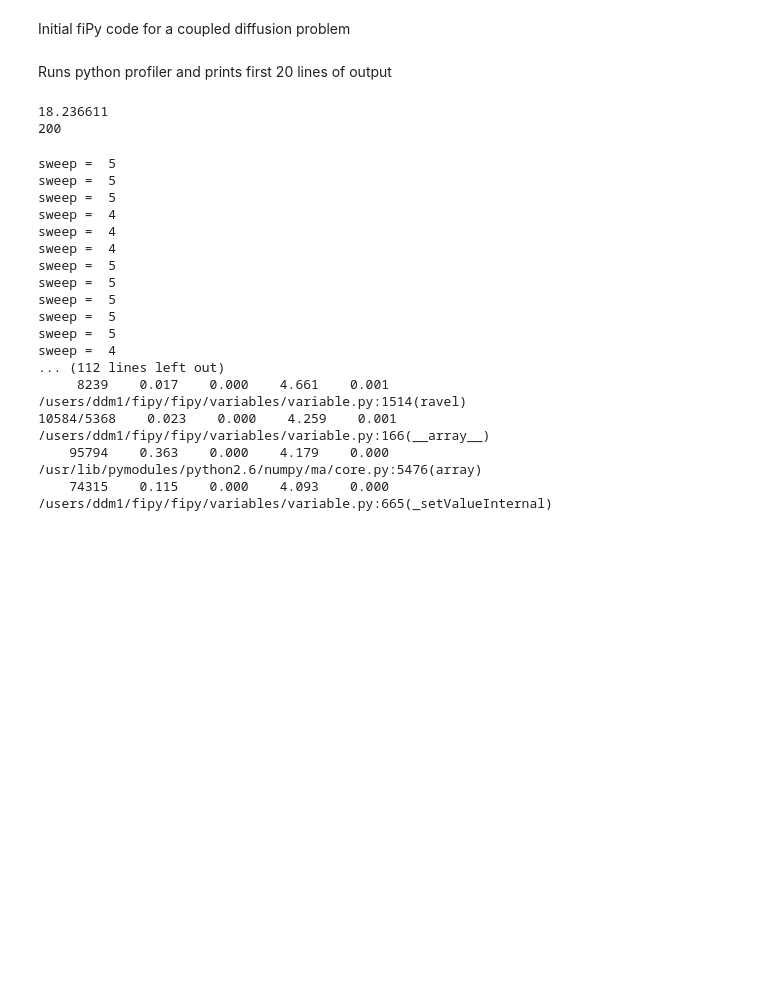
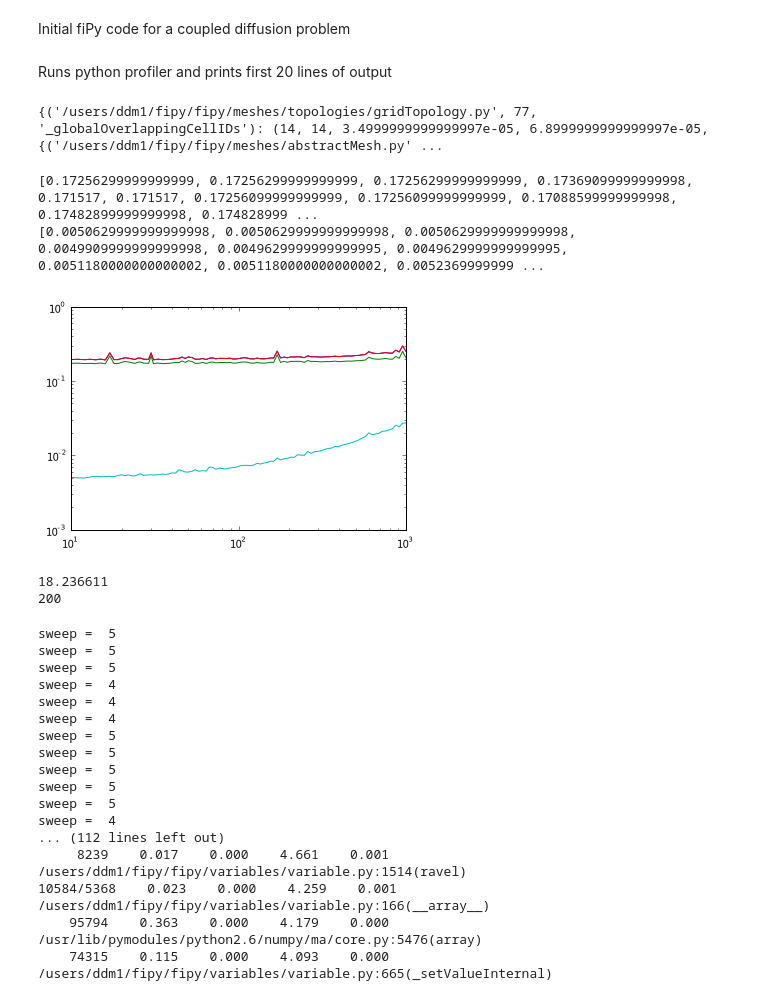
Before and after one commit to dmurali1/SURF2013, a Jupyter notebook: Preliminary_Profiling.ipynb, the cells around one changed output. Drawn from its saved outputs; the diff is of its cells as text; code cells hidden in the pictures; blank space fills up the shorter version.

Commit message:
Plot of full profile against just prepareLinearSystem function.

```diff
--- a/Preliminary_Profiling.ipynb
+++ b/Preliminary_Profiling.ipynb
@@ -23,9 +23,13 @@ def Coupled(nx=100):
 # %% [markdown]
 Runs python profiler and prints first 20 lines of output
 # %%
-def getP(nx=100, regenerate=False):
+def getProfileStats(nx=100, regenerate=False):
     import os
     filename = "data/coupled{nx}.stats".format(nx=nx)
     if not os.path.exists(filename) or regenerate:
         cProfile.run('Coupled(nx={nx})'.format(nx=nx), filename=filename)
     return pstats.Stats(filename)
+# %%
+print getProfileStats().stats
+# %% [output]
+{('/users/ddm1/fipy/fipy/meshes/topologies/gridTopology.py', 77, '_globalOverlappingCellIDs'): (14, 14, 3.4999999999999997e-05, 6.8999999999999997e-05, {('/users/ddm1/fipy/fipy/meshes/abstractMesh.py' ...
@@ -32,23 +41,36 @@ def getP(nx=100, regenerate=False):
 # %%
-def getTotalTime(nx=100, regenerate=False):
-
-    a = getP(nx, regenerate=regenerate).strip_dirs().sort_stats("cumulative")
-    a.fcn_list[:10]
-    return a.stats[a.fcn_list[0]][3]
+def getFcnStats(nx=100, fcnName=None, regenerate=False):
+    a  = getProfileStats(nx, regenerate=regenerate)
+    if fcnName:
+        return a.stats[getKey(a.stats, fcnName)][3]
+    else:
+        a = a.sort_stats("cumulative")
+        return a.stats[a.fcn_list[0]][3]
 # %%
-import matplotlib.pyplot as plt
-import numpy as np
-step = 0
-while step < 1:
-    nxs = np.array(logspace(1, 3, 100), dtype=int)
+def plotStats(fcnName):
+    import matplotlib.pyplot as plt
+    import numpy as np
 
-    times = []
-    for nx in nxs:
-        times.append(getTotalTime(nx, regenerate=True))
-    print times
-    step += 1
+    step = 0
+    while step < 1:
+       nxs = np.array(logspace(1, 3, 100), dtype=int)
+       allTimes = []
+       times = []
+       for nx in nxs:
+            allTimes.append(getFcnStats(nx=nx))
+            times.append(getFcnStats(nx=nx, fcnName=fcnName))
+       print times
+       step += 1
 
-    plt.loglog(nxs, times)
+       plt.loglog(nxs, allTimes)
+       plt.loglog(nxs, times)
+# %%
+plotStats("_prepareLinearSystem")
+plotStats("_solve")
+# %% [output]
+[0.17256299999999999, 0.17256299999999999, 0.17256299999999999, 0.17369099999999998, 0.171517, 0.171517, 0.17256099999999999, 0.17256099999999999, 0.17088599999999998, 0.17482899999999998, 0.174828999 ...
+[0.0050629999999999998, 0.0050629999999999998, 0.0050629999999999998, 0.0049909999999999998, 0.0049629999999999995, 0.0049629999999999995, 0.0051180000000000002, 0.0051180000000000002, 0.0052369999999 ...
+[figure, added]
 # %%
 for x in range(len(times)):
     if times[x] > 18:
```
Also changed, not shown: parts of 1 cell of this notebook.
